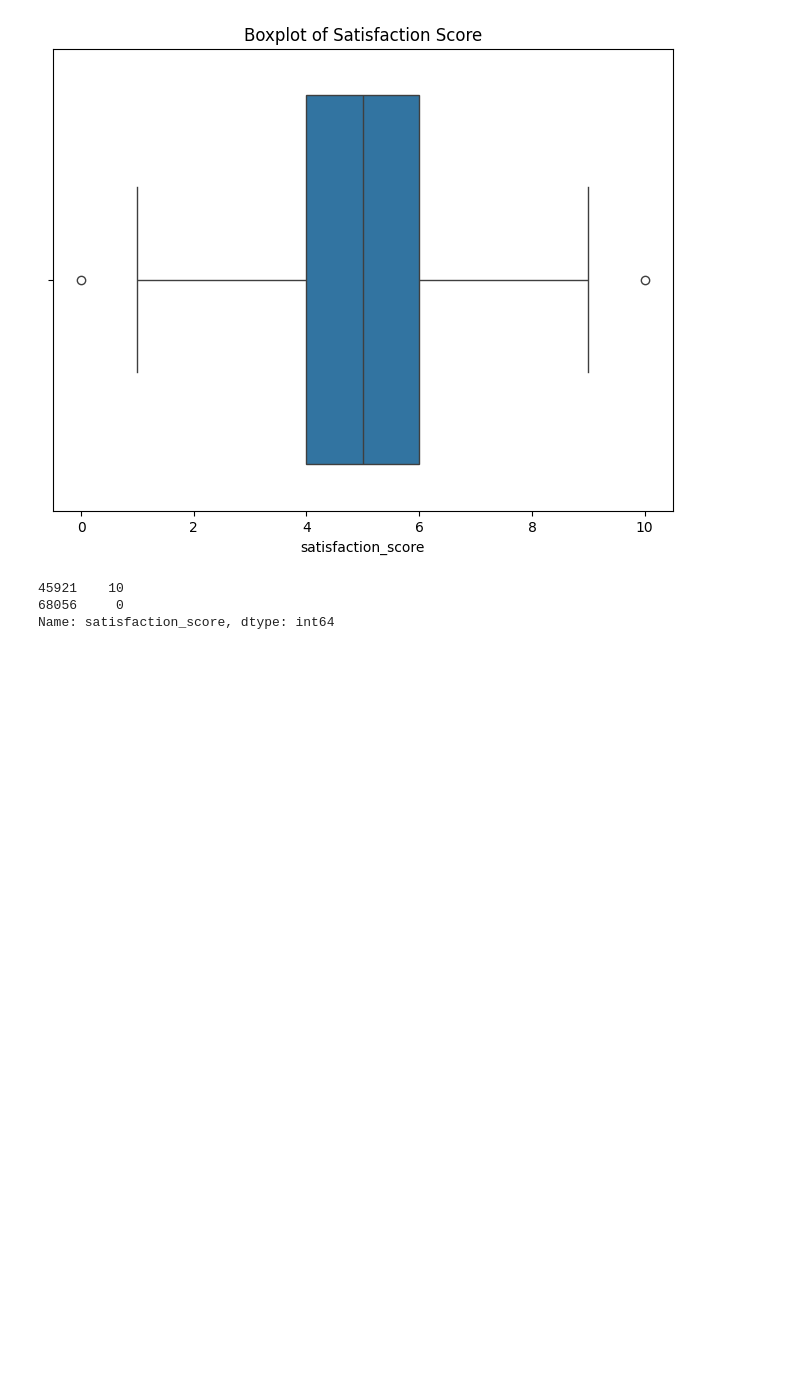
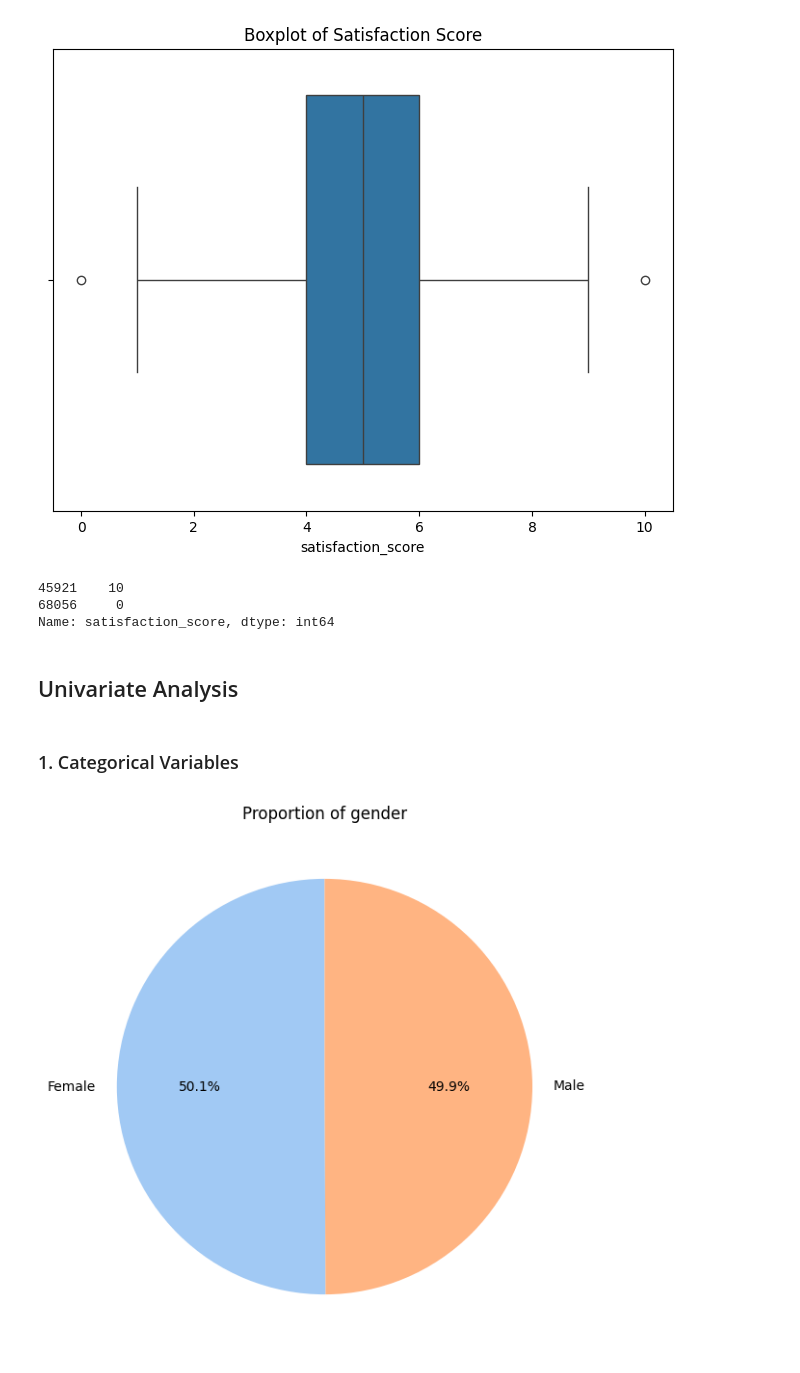
Before and after one commit to BlancJH/Customer-Purchase-Behaviour-Analysis, a Jupyter notebook: models/EDA.ipynb, the cells around one changed output. Drawn from its saved outputs; the diff is of its cells as text; code cells hidden in the pictures; blank space fills up the shorter version.

Commit message:
Univariate Analysis for Categorical varaibles

```diff
--- a/models/EDA.ipynb
+++ b/models/EDA.ipynb
@@ -219,3 +219,13 @@ print(outliers)
 45921    10
 68056     0
 Name: satisfaction_score, dtype: int64
+# %% [markdown]
+## Univariate Analysis
+# %% [markdown]
+### 1. Categorical Variables
+# %%
+# Gender
+
+Visualisation.create_pie_chart(df, 'gender')
+# %% [output]
+[figure, added]
```
Also changed, not shown: parts of 19 cells of this notebook.
